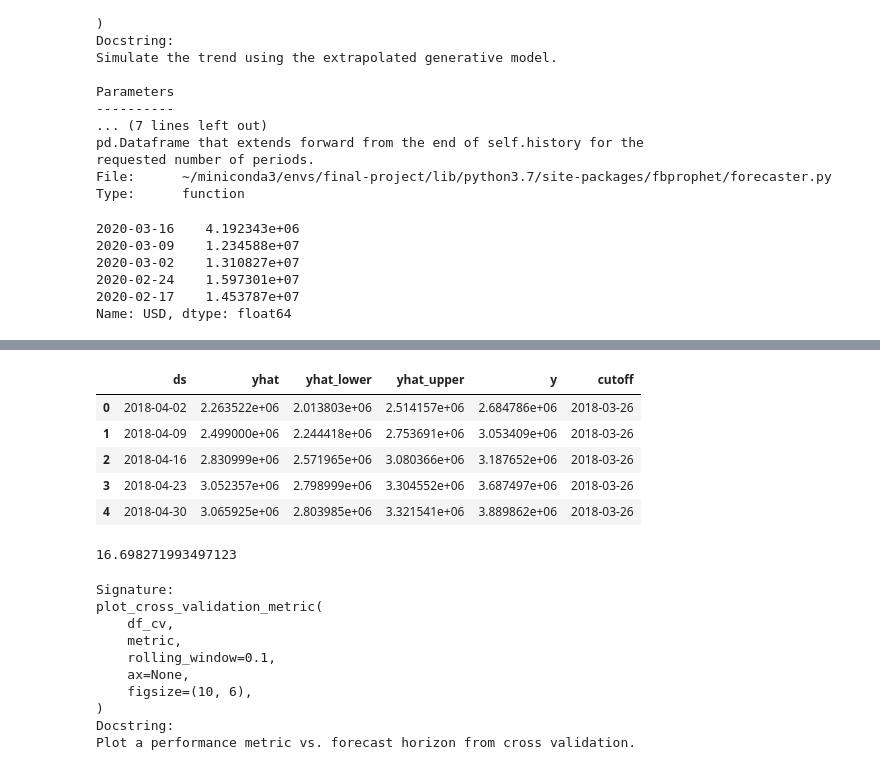
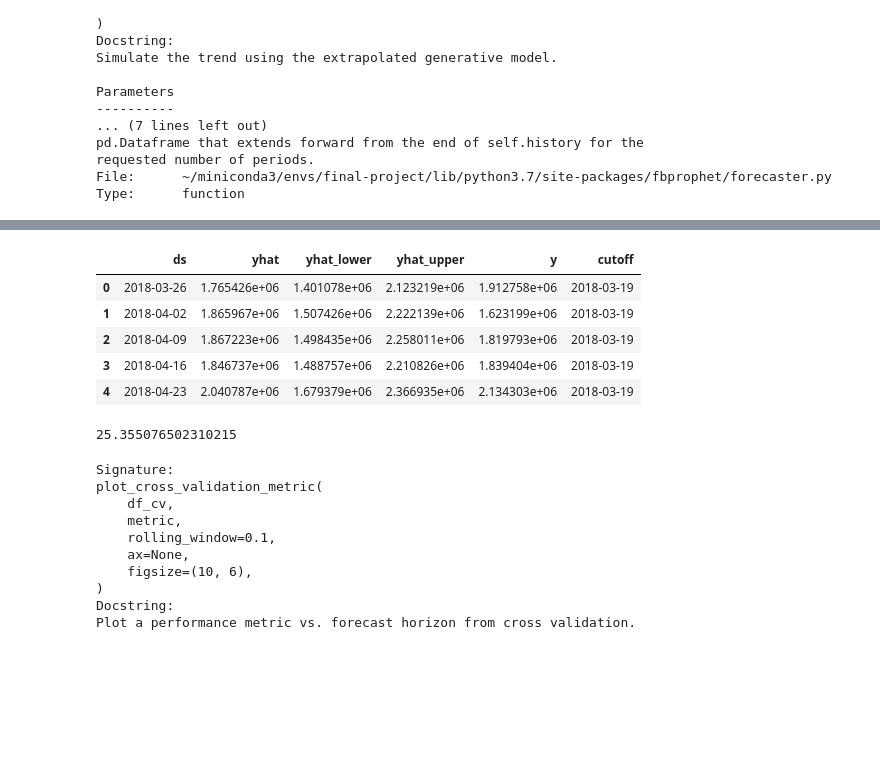
Before and after one commit to sacses/Ironhack-Final-Project, a Jupyter notebook: notebooks/notebook_1.ipynb, the cells around one changed output, grey strips where cells are left out. Drawn from its saved outputs; the diff is of its cells as text; code cells hidden in the pictures; blank space fills up the shorter version.

```diff
--- a/notebooks/notebook_1.ipynb
+++ b/notebooks/notebook_1.ipynb
@@ -162,12 +223,3 @@ pd.Dataframe that extends forward from the end of self.history for the
 requested number of periods.
 File:      ~/miniconda3/envs/final-project/lib/python3.7/site-packages/fbprophet/forecaster.py
 Type:      function
-# %%
-MM['USD']
-# %% [output]
-2020-03-16    4.192343e+06
-2020-03-09    1.234588e+07
-2020-03-02    1.310827e+07
-2020-02-24    1.597301e+07
-2020-02-17    1.453787e+07
-Name: USD, dtype: float64
@@ -177,8 +238,8 @@ Name: USD, dtype: float64
 from fbprophet.diagnostics import cross_validation
 
 cv_results = cross_validation(model=m, initial=pd.to_timedelta(208, unit="W"),
-                              period=pd.to_timedelta(13, unit="W"),
-                              horizon=pd.to_timedelta(13, unit="W"))
+                              period=pd.to_timedelta(21, unit="W"),
+                              horizon=pd.to_timedelta(21, unit="W"))
 
 cv_results.head()
 # %% [output]
@@ -186,9 +247,9 @@ INFO:fbprophet:Making 8 forecasts with cutoffs between 2018-03-26 00:00:00 and 2
 |  | ds | yhat | yhat_lower | yhat_upper | y | cutoff |
-| 0 | 2018-04-02 | 2.263522e+06 | 2.013803e+06 | 2.514157e+06 | 2.684786e+06 | 2018-03-26 |
-| 1 | 2018-04-09 | 2.499000e+06 | 2.244418e+06 | 2.753691e+06 | 3.053409e+06 | 2018-03-26 |
-| 2 | 2018-04-16 | 2.830999e+06 | 2.571965e+06 | 3.080366e+06 | 3.187652e+06 | 2018-03-26 |
-| 3 | 2018-04-23 | 3.052357e+06 | 2.798999e+06 | 3.304552e+06 | 3.687497e+06 | 2018-03-26 |
-| 4 | 2018-04-30 | 3.065925e+06 | 2.803985e+06 | 3.321541e+06 | 3.889862e+06 | 2018-03-26 |
+| 0 | 2018-03-26 | 1.765426e+06 | 1.401078e+06 | 2.123219e+06 | 1.912758e+06 | 2018-03-19 |
+| 1 | 2018-04-02 | 1.865967e+06 | 1.507426e+06 | 2.222139e+06 | 1.623199e+06 | 2018-03-19 |
+| 2 | 2018-04-09 | 1.867223e+06 | 1.498435e+06 | 2.258011e+06 | 1.819793e+06 | 2018-03-19 |
+| 3 | 2018-04-16 | 1.846737e+06 | 1.488757e+06 | 2.210826e+06 | 1.839404e+06 | 2018-03-19 |
+| 4 | 2018-04-23 | 2.040787e+06 | 1.679379e+06 | 2.366935e+06 | 2.134303e+06 | 2018-03-19 |
 # %%
 def mean_absolute_percentage_error(y_true, y_pred):
     y_true, y_pred = np.array(y_true), np.array(y_pred)
@@ -196,7 +257,7 @@ def mean_absolute_percentage_error(y_true, y_pred):
 # %%
 mean_absolute_percentage_error(cv_results.y, cv_results.yhat)
 # %% [output]
-16.698271993497123
+25.355076502310215
 # %%
 ?plot_cross_validation_metric
 # %% [output]
```
Also changed, not shown: parts of 13 cells of this notebook.
